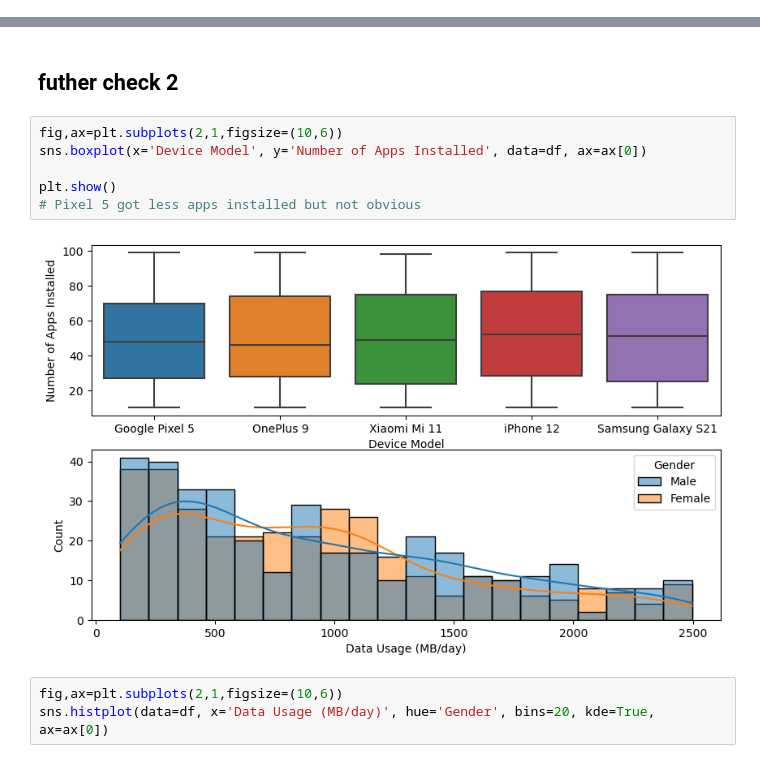
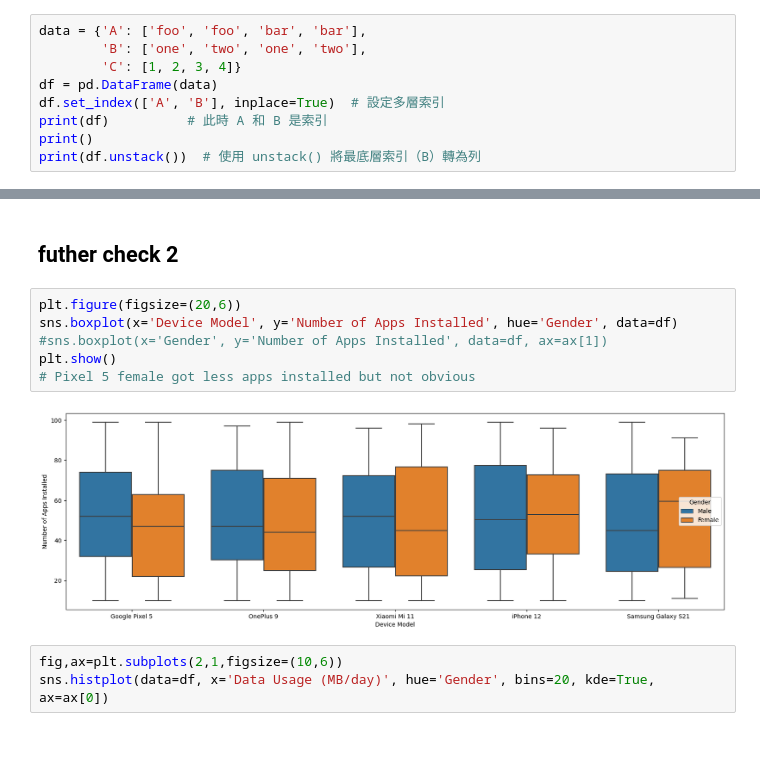
Before and after one commit to jimmy080823/Mobile-Device-Usage-and-User-Behavior-Dataset, a Jupyter notebook: hejim's test.ipynb, the cells around one changed output, grey strips where cells are left out. Cells and saved outputs as stored; diff of their text form.

```diff
--- a/hejim's test.ipynb
+++ b/hejim's test.ipynb
@@ -252,0 +269,9 @@ Length: 73, dtype: int64
+# %%
+data = {'A': ['foo', 'foo', 'bar', 'bar'],
+        'B': ['one', 'two', 'one', 'two'],
+        'C': [1, 2, 3, 4]}
+df = pd.DataFrame(data)
+df.set_index(['A', 'B'], inplace=True)  # 設定多層索引
+print(df)          # 此時 A 和 B 是索引
+print()
+print(df.unstack())  # 使用 unstack() 將最底層索引（B）轉為列
@@ -288,13 +357,13 @@ plt.show()
 # %% [markdown]
 ## futher check 2
 # %%
-fig,ax=plt.subplots(2,1,figsize=(10,6))
-sns.boxplot(x='Device Model', y='Number of Apps Installed', data=df, ax=ax[0])
-
+plt.figure(figsize=(20,6))
+sns.boxplot(x='Device Model', y='Number of Apps Installed', hue='Gender', data=df)
+#sns.boxplot(x='Gender', y='Number of Apps Installed', data=df, ax=ax[1])
 plt.show()
-# Pixel 5 got less apps installed but not obvious
+# Pixel 5 female got less apps installed but not obvious
 # %% [output]
-[figure, old version]
+[figure, new version]
 # %%
 fig,ax=plt.subplots(2,1,figsize=(10,6))
 sns.histplot(data=df, x='Data Usage (MB/day)', hue='Gender', bins=20, kde=True, ax=ax[0])
```
Also changed, not shown: parts of 4 cells of this notebook.
